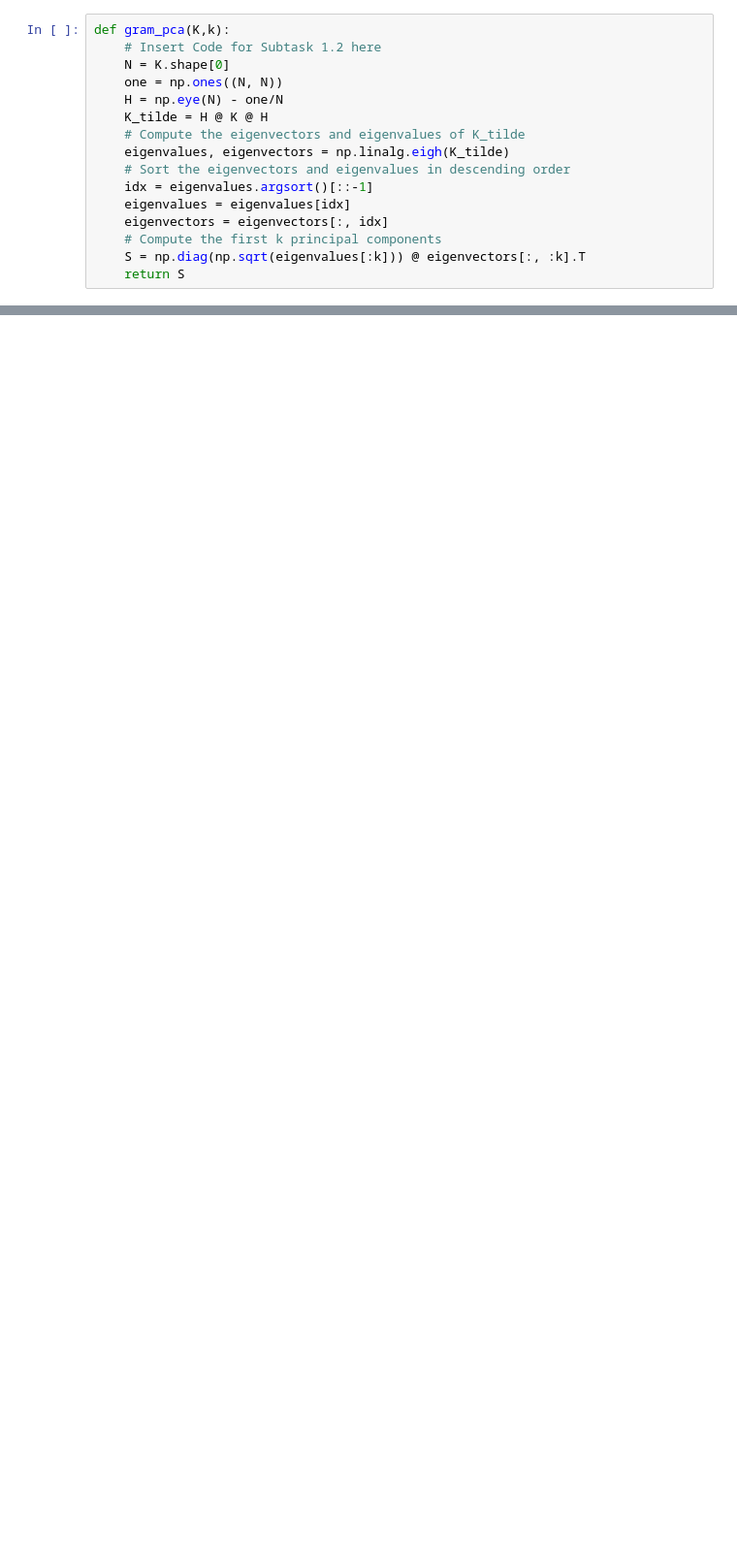
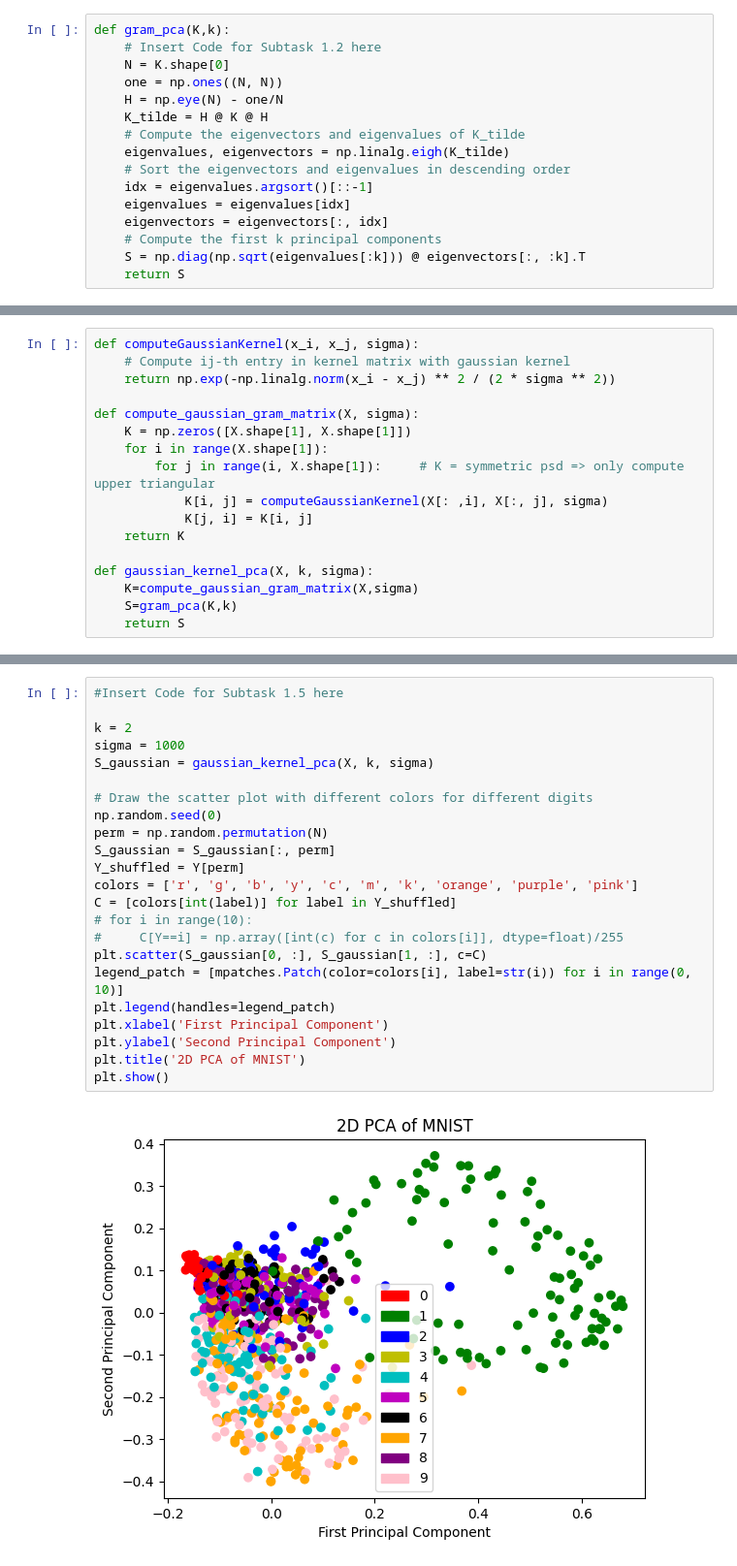
Before and after one commit to Jonas-Zhang97/TUM-IRHDD, a Jupyter notebook: Assignment3/assignment-3.ipynb, the cells around one changed output, grey strips where cells are left out. Shown: that part at 97% size. Drawn from its saved outputs; the diff is of its cells as text; blank space fills up the shorter version.

```diff
--- a/Assignment3/assignment-3.ipynb
+++ b/Assignment3/assignment-3.ipynb
@@ -111,0 +122,17 @@ def gaussian_kernel_pca(X, k, sigma):
+# %%
+def computeGaussianKernel(x_i, x_j, sigma):
+    # Compute ij-th entry in kernel matrix with gaussian kernel
+    return np.exp(-np.linalg.norm(x_i - x_j) ** 2 / (2 * sigma ** 2))
+
+def compute_gaussian_gram_matrix(X, sigma):
+    K = np.zeros([X.shape[1], X.shape[1]])
+    for i in range(X.shape[1]):
+        for j in range(i, X.shape[1]):     # K = symmetric psd => only compute upper triangular
+            K[i, j] = computeGaussianKernel(X[: ,i], X[:, j], sigma)
+            K[j, i] = K[i, j]
+    return K
+
+def gaussian_kernel_pca(X, k, sigma):
+    K=compute_gaussian_gram_matrix(X,sigma)
+    S=gram_pca(K,k)
+    return S
@@ -111,0 +141,25 @@ def gaussian_kernel_pca(X, k, sigma):
+# %%
+#Insert Code for Subtask 1.5 here
+
+k = 2
+sigma = 1000
+S_gaussian = gaussian_kernel_pca(X, k, sigma)
+
+# Draw the scatter plot with different colors for different digits
+np.random.seed(0)
+perm = np.random.permutation(N)
+S_gaussian = S_gaussian[:, perm]
+Y_shuffled = Y[perm]
+colors = ['r', 'g', 'b', 'y', 'c', 'm', 'k', 'orange', 'purple', 'pink']
+C = [colors[int(label)] for label in Y_shuffled]
+# for i in range(10):
+#     C[Y==i] = np.array([int(c) for c in colors[i]], dtype=float)/255
+plt.scatter(S_gaussian[0, :], S_gaussian[1, :], c=C)
+legend_patch = [mpatches.Patch(color=colors[i], label=str(i)) for i in range(0, 10)]
+plt.legend(handles=legend_patch)
+plt.xlabel('First Principal Component')
+plt.ylabel('Second Principal Component')
+plt.title('2D PCA of MNIST')
+plt.show()
+# %% [output]
+[figure, added]
```
Also changed, not shown: parts of 13 cells of this notebook, 1 other file.
